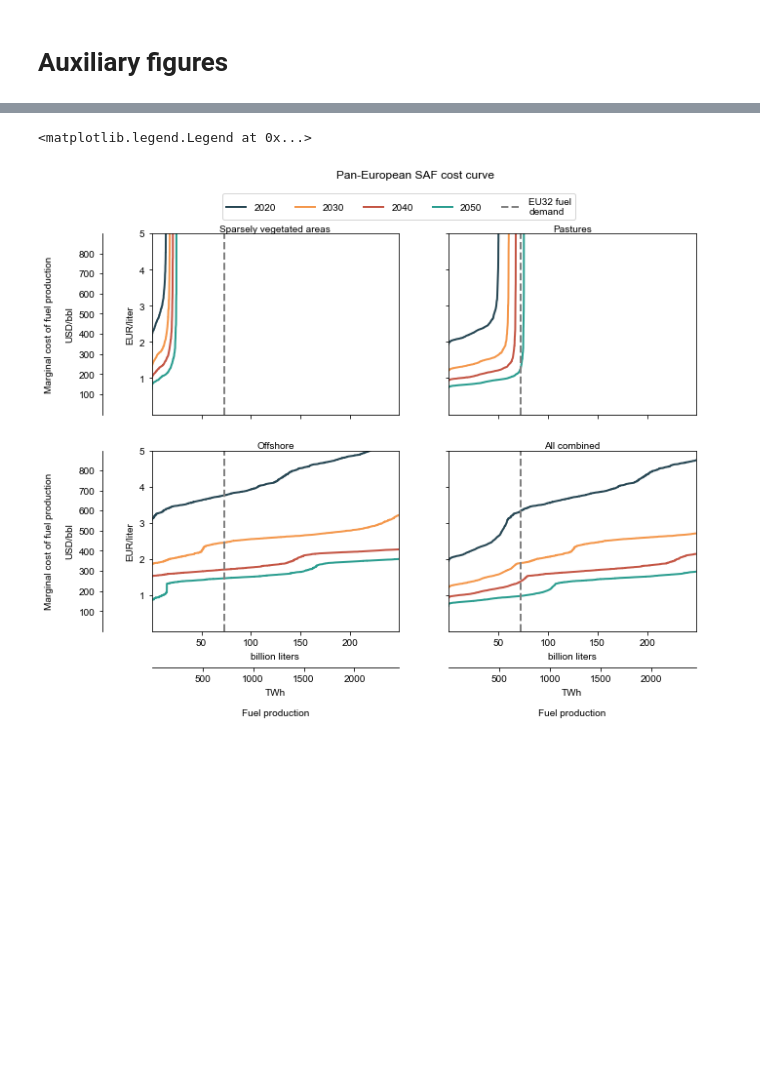
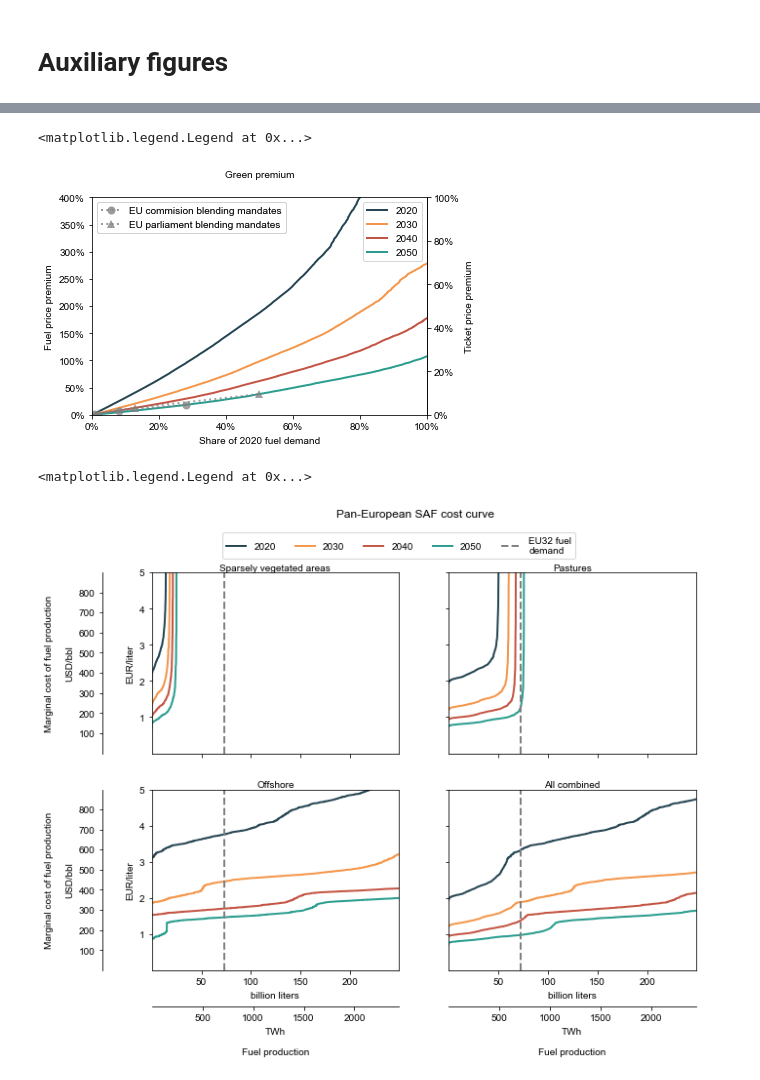
Before and after one commit to kwdseymour/EuroSAFs, a Jupyter notebook: scripts/analysis/cost_curve.ipynb, the cells around one changed output, grey strips where cells are left out. Drawn from its saved outputs; the diff is of its cells as text; code cells hidden in the pictures; blank space fills up the shorter version.

```diff
--- a/scripts/analysis/cost_curve.ipynb
+++ b/scripts/analysis/cost_curve.ipynb
@@ -258,3 +363,69 @@ for j,(land_types,title) in enumerate(zip(scenarios,titles)):
+# %%
+base_cost = 0.5
+commission_quotas = [0.7, 8, 28]
+commission_quota_premiums = []
+parliament_quotas = [2, 13, 50]
+parliament_quota_premiums = []
+
+fig,ax = plt.subplots(figsize=(6,4))
+max_lcof=5
+
+y_min = 1e-6 #0
+y_max = max_lcof
+x_min = 0
+x_max = 249 #325 # billion liters
+
+
+scenarios = [[32],[18],[0],[0,18,32]]
+titles = [
+    'Sparsely vegetated areas',
+    'Pastures',
+    'Offshore',
+    'All combined'
+]
+
+for i,year in enumerate([2020,2030,2040,2050]):
+    production_potential = calculate_production_potential(results[year],[0,18,32])
+    cost_curve = calculate_cost_curve(production_potential)
+    cost_curve['2020_fuel_share'] = cost_curve['production_liters_cumsum']/EU32_fuel_demand_liters*100
+    cost_curve['green_premium_fuel'] = ((cost_curve['2020_fuel_share']*cost_curve['LCOF_liter']+(1-cost_curve['2020_fuel_share'])*base_cost)-base_cost)/base_cost
+#     cost_curve['green_premium_ticket'] = cost_curve['green_premium_fuel']/4
+
+    ax.plot(cost_curve['2020_fuel_share'],cost_curve['green_premium_fuel'], label=year)
+    if i>0:
+        commission_quota_premiums.append(cost_curve.iloc[abs(cost_curve['2020_fuel_share'] - commission_quotas[i-1]).argmin()]['green_premium_fuel'])
+        parliament_quota_premiums.append(cost_curve.iloc[abs(cost_curve['2020_fuel_share'] - parliament_quotas[i-1]).argmin()]['green_premium_fuel'])
+
+
+ax.plot(commission_quotas, commission_quota_premiums, marker='o', c='grey', alpha=0.75, markeredgewidth=0.0, markersize=8, linestyle=':', label='EU commision blending mandates')
+ax.plot(parliament_quotas, parliament_quota_premiums, marker='^', c='grey', alpha=0.75, markeredgewidth=0.0, markersize=8, linestyle=':', label='EU parliament blending mandates')
+
+ax.set_ylim(0,400)
+ax.set_xlim(0,100)
+
+
+ax.set_ylabel('Fuel price premium', labelpad=5)
+ax.xaxis.set_major_formatter(StrMethodFormatter('{x:.0f}%'))
+ax.yaxis.set_major_formatter(StrMethodFormatter('{x:.0f}%'))
+
+
+yax2 = ax.secondary_yaxis('right', functions=(lambda y: y/4, lambda y: y*4))
+yax2.set_ylabel('Ticket price premium', labelpad=5)
+
+yax2.yaxis.set_major_formatter(StrMethodFormatter('{x:.0f}%'))
+
+ax.set_xlabel('Share of 2020 fuel demand', labelpad=5)
+
+
+ax.set_title('Green premium');
+lines = ax.get_lines()
+legend1 = ax.legend([lines[i] for i in [0,1,2,3]], [2020,2030,2040,2050], loc='upper right')
+legend2 = ax.legend([lines[i] for i in [4,5]], ['EU commision blending mandates','EU parliament blending mandates'], loc='upper left')
+ax.add_artist(legend1)
+ax.add_artist(legend2)
+# %% [output]
+<matplotlib.legend.Legend at 0x...>
+[figure, added]
 # %%
 fig,axes = plt.subplots(nrows=2, ncols=2,figsize=(10,7.5))
 axes = axes.reshape(1,-1)[0]
```
Also changed, not shown: parts of 7 cells of this notebook, 1 other file.
